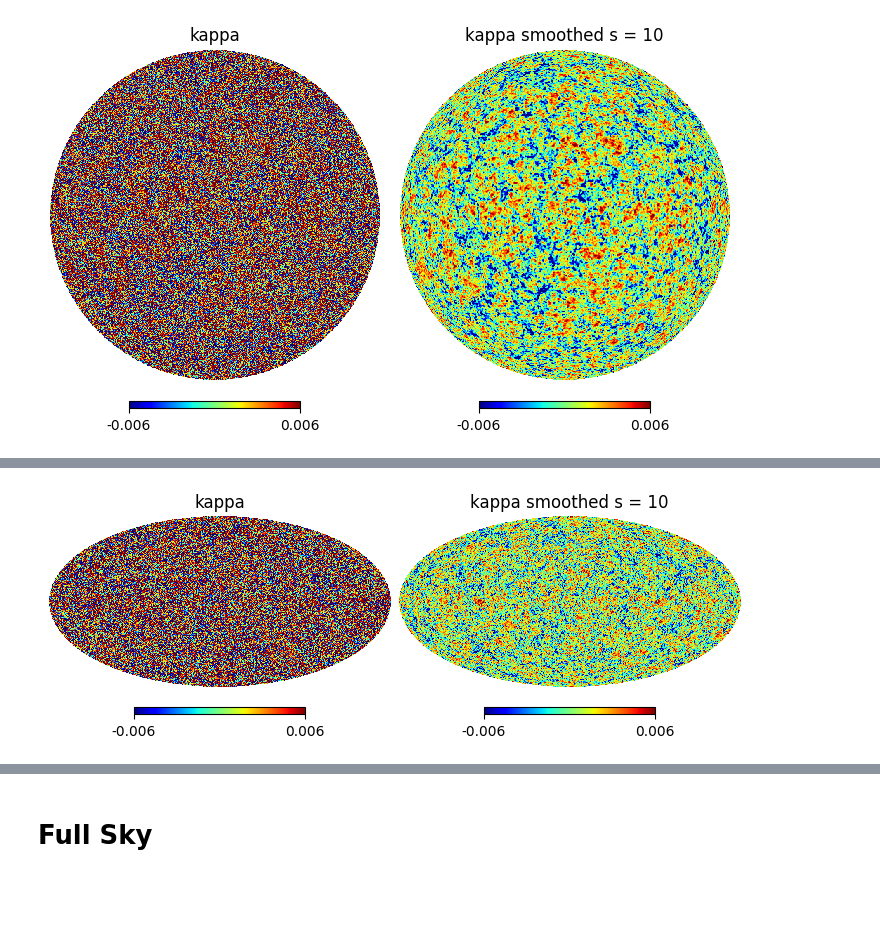
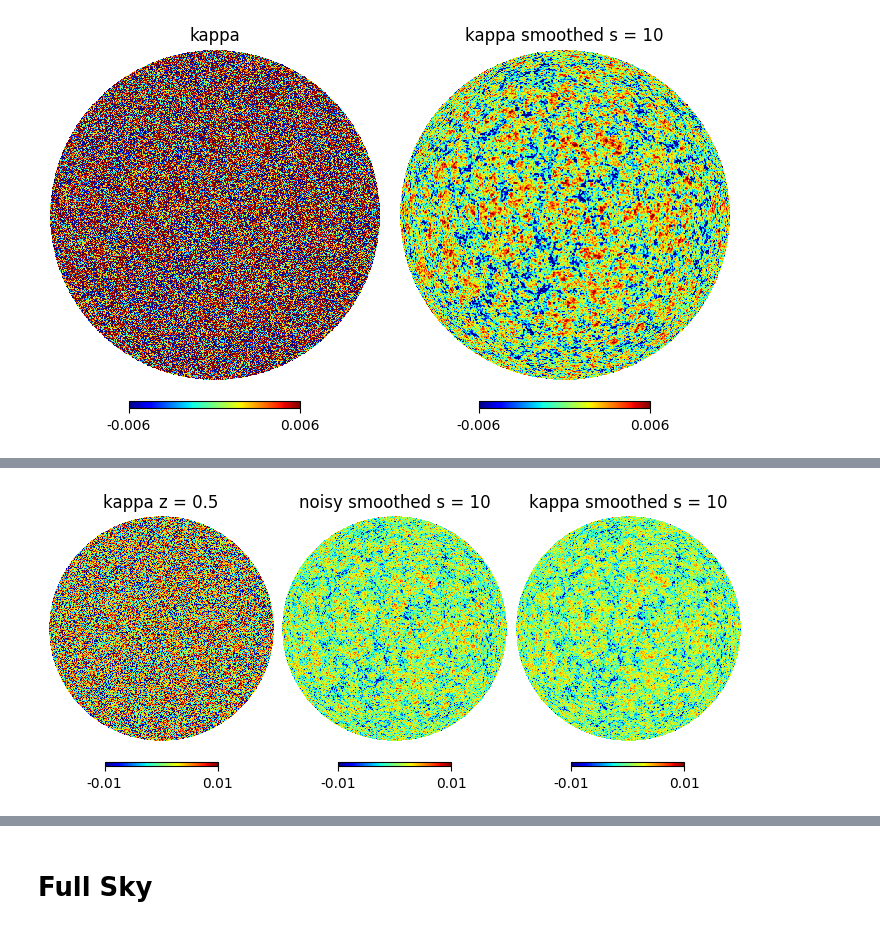
Before and after one commit to atokiwaipmu/LensingSSC, a Jupyter notebook: notebook/test.ipynb, the cells around one changed output, grey strips where cells are left out. Drawn from its saved outputs; the diff is of its cells as text; code cells hidden in the pictures; blank space fills up the shorter version.

Commit message:
feat: Update kappa map processing to include higher resolution and lmax

```diff
--- a/notebook/test.ipynb
+++ b/notebook/test.ipynb
@@ -139,8 +69,9 @@ kappa_smoothed_patch = hp.ma(kappa_smoothed_patch)
 # %%
 # plot the data
 fig = plt.figure(figsize=(7, 4))
-hp.mollview(kappa_nested, title='kappa', sub=(1, 2, 1), min=-0.006, max=0.006, cmap='jet', nest=True)
-hp.mollview(kappa_smoothed_nested, title='kappa smoothed s = 10', sub=(1, 2, 2), min=-0.006, max=0.006, cmap='jet', nest=True)
+hp.orthview(kappa, title='kappa z = 0.5', sub=(1, 3, 1), min=-0.01, max=0.01, cmap='jet', half_sky=True)
+hp.orthview(kappa_noisy, title='noisy smoothed s = 10', sub=(1, 3, 2), min=-0.01, max=0.01, cmap='jet', half_sky=True)
+hp.orthview(kappa_smoothed, title='kappa smoothed s = 10', sub=(1, 3, 3), min=-0.01, max=0.01, cmap='jet', half_sky=True)
 plt.show()
 # %% [output]
-[figure, old version]
+[figure, new version]
```
Also changed, not shown: parts of 32 cells of this notebook, 16 other files.
